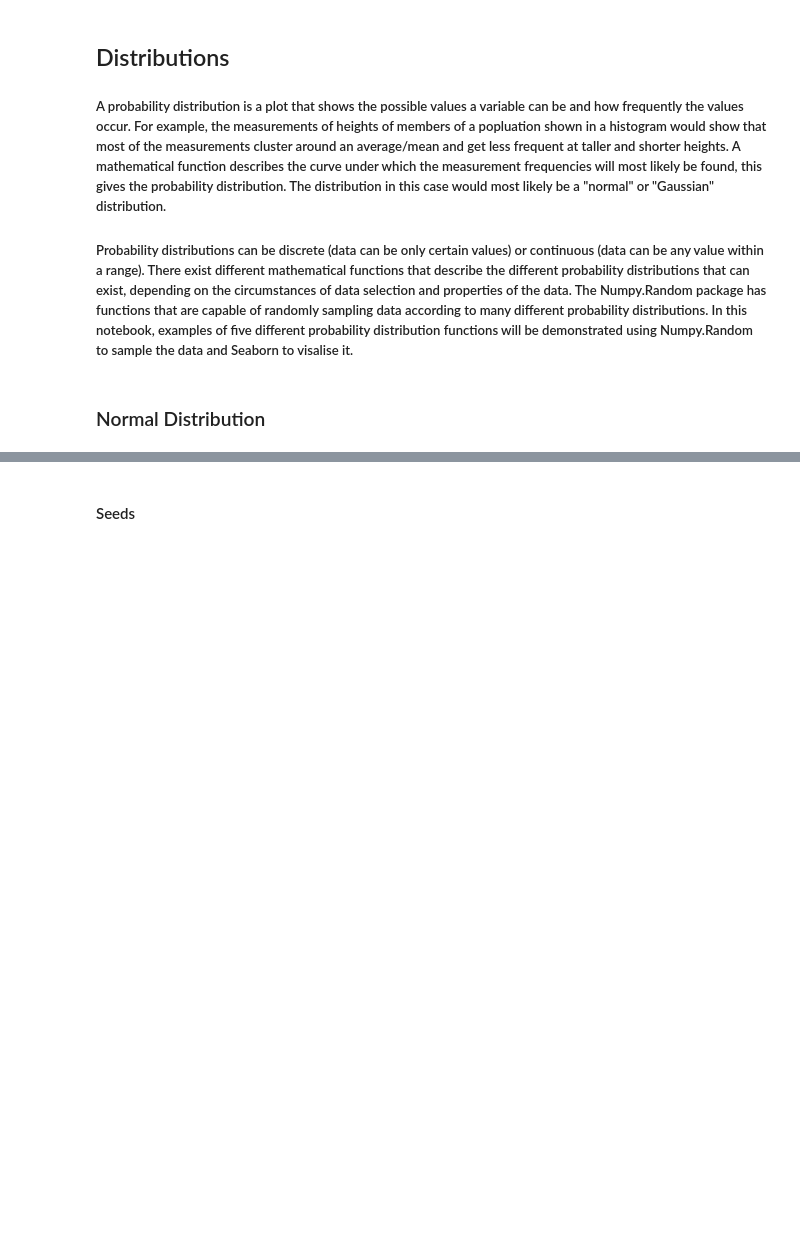
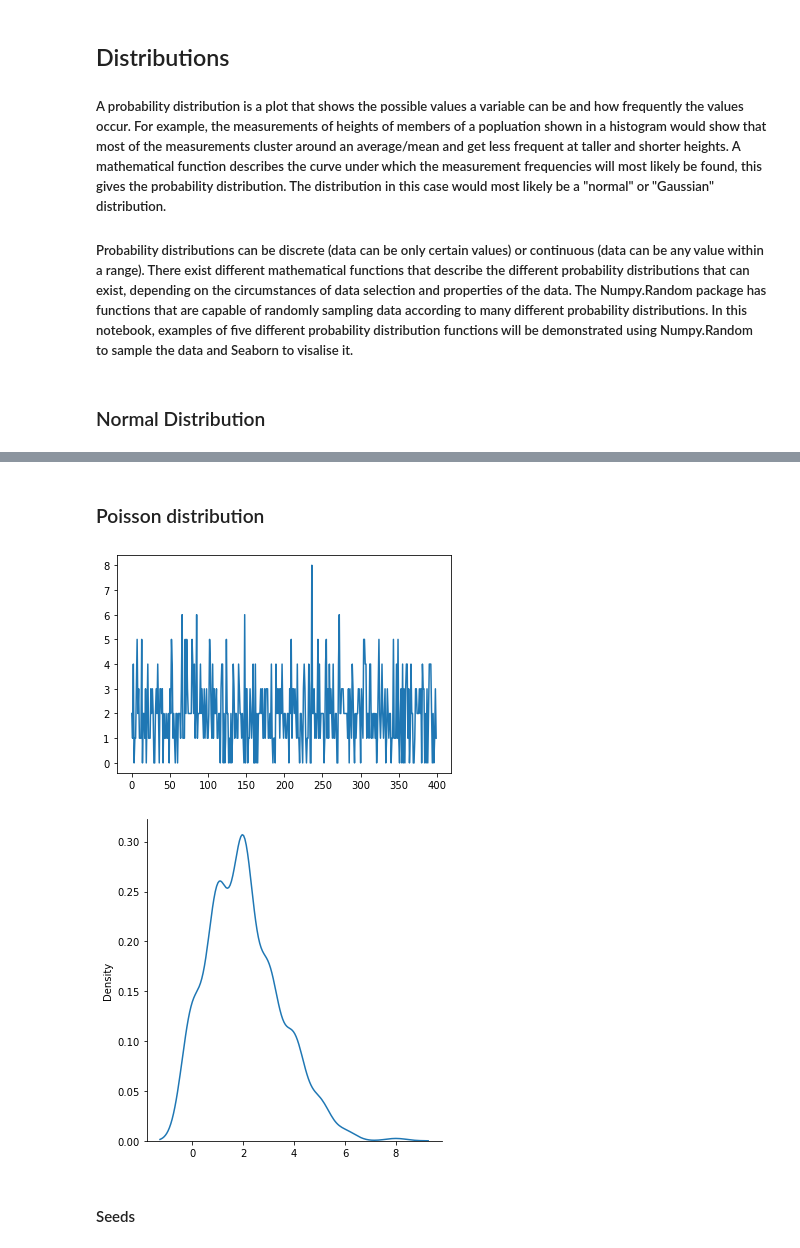
Before and after one commit to ByketPoe/efarrellPfDA2021submission, a Jupyter notebook: The_NumpyRandom_Package.ipynb, the cells around one changed output, grey strips where cells are left out. Saved outputs shown, nothing was run; the diff lists cells and outputs as text; code cells hidden in the pictures; blank space fills up the shorter version.

```diff
--- a/The_NumpyRandom_Package.ipynb
+++ b/The_NumpyRandom_Package.ipynb
@@ -45,3 +80,13 @@ plt.show()
+# %% [markdown]
+### Poisson distribution
+# %%
+poi_arr = np.random.poisson(2,400)
+plt.plot(poi_arr)
+sns.displot(poi_arr, kind='kde')
+plt.show()
+# %% [output]
+[figure, added]
+[figure, added]
 # %% [markdown]
 #### Seeds
 # %% [markdown]
```
Also changed, not shown: parts of 9 cells of this notebook.
